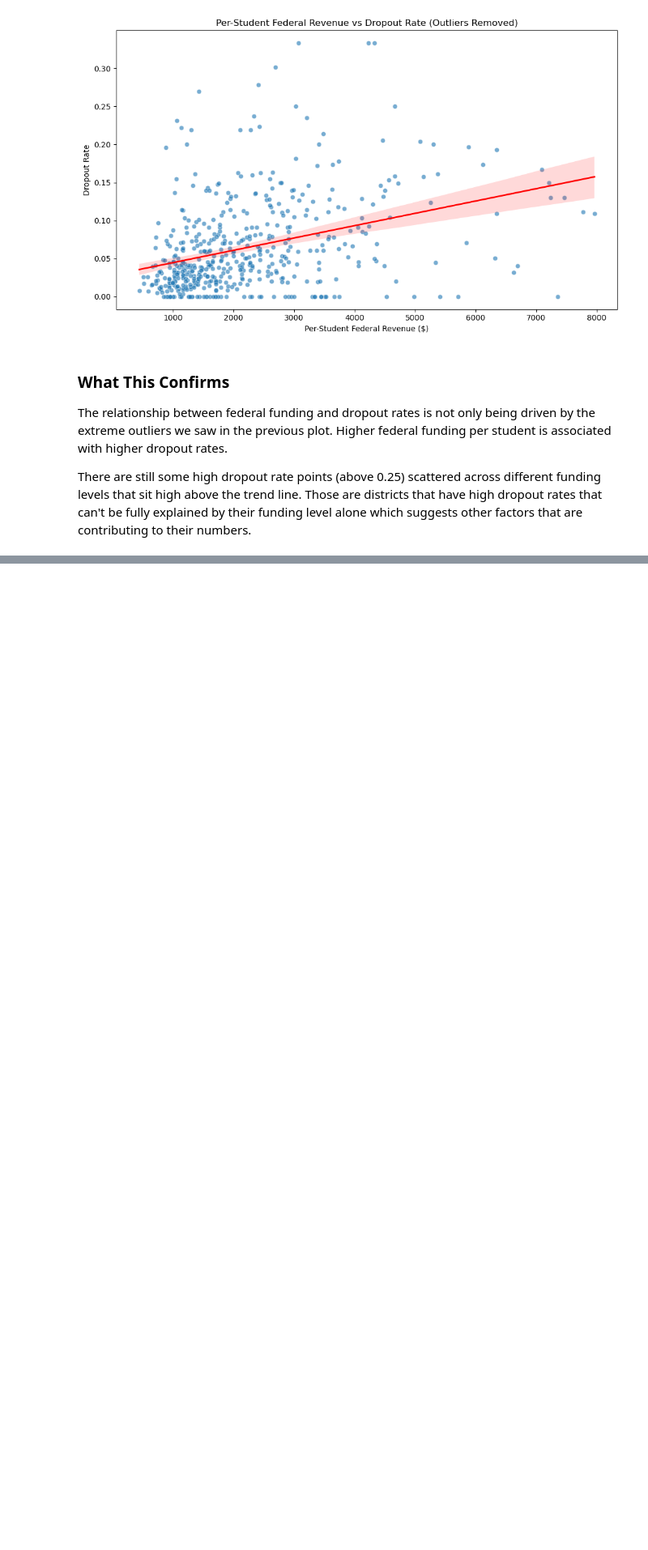
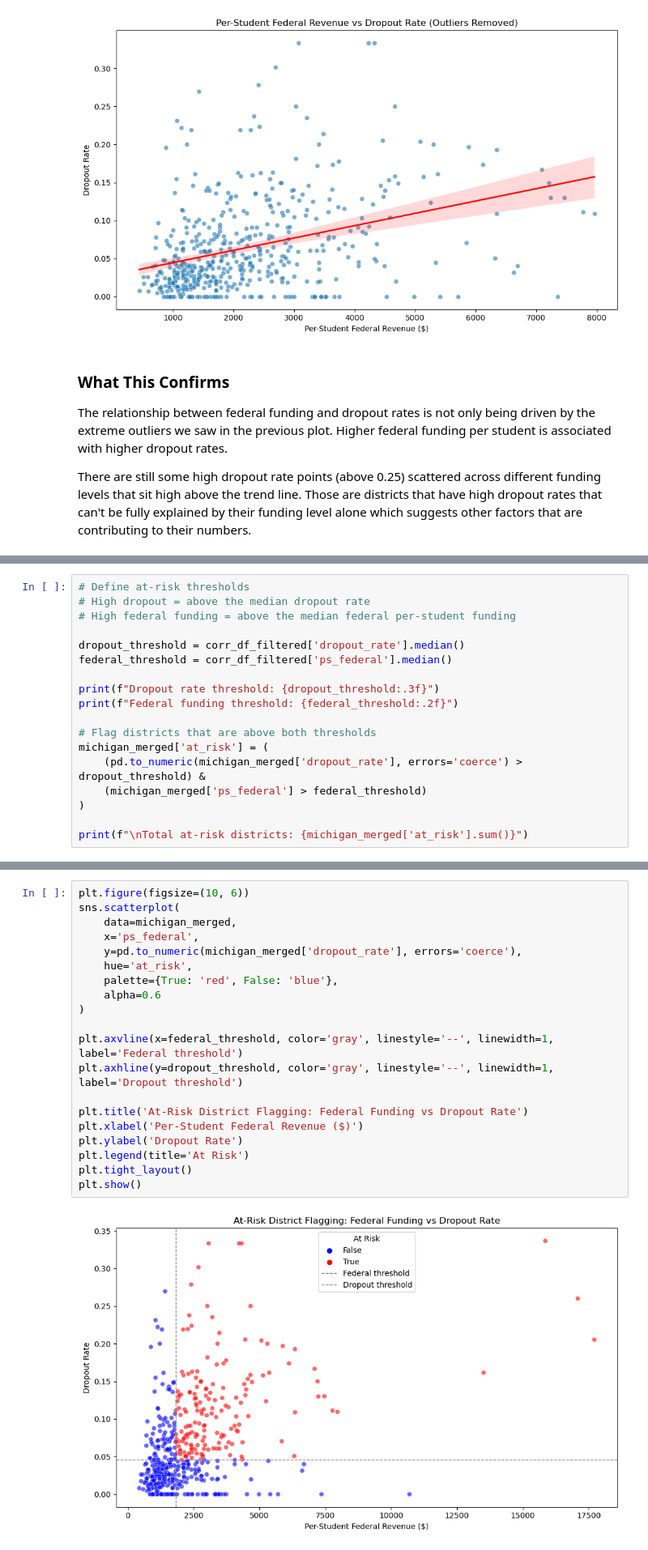
Before and after one commit to Claraebrooks/Multimodal-Data-Exploration-Educational-Data-CIS-635-, a Jupyter notebook: education_analysis.ipynb, the cells around one changed output, grey strips where cells are left out. Shown at 81% size. Saved outputs shown, nothing was run; the diff lists cells and outputs as text; blank space fills up the shorter version.

Commit message:
Add at-risk flagging, visualizations, and reflection.

```diff
--- a/education_analysis.ipynb
+++ b/education_analysis.ipynb
@@ -383,0 +394,18 @@ There are still some high dropout rate points (above 0.25) scattered across diff
+# %%
+# Define at-risk thresholds
+# High dropout = above the median dropout rate
+# High federal funding = above the median federal per-student funding
+
+dropout_threshold = corr_df_filtered['dropout_rate'].median()
+federal_threshold = corr_df_filtered['ps_federal'].median()
+
+print(f"Dropout rate threshold: {dropout_threshold:.3f}")
+print(f"Federal funding threshold: {federal_threshold:.2f}")
+
+# Flag districts that are above both thresholds
+michigan_merged['at_risk'] = (
+    (pd.to_numeric(michigan_merged['dropout_rate'], errors='coerce') > dropout_threshold) &
+    (michigan_merged['ps_federal'] > federal_threshold)
+)
+
+print(f"\nTotal at-risk districts: {michigan_merged['at_risk'].sum()}")
@@ -383,0 +442,22 @@ There are still some high dropout rate points (above 0.25) scattered across diff
+# %%
+plt.figure(figsize=(10, 6))
+sns.scatterplot(
+    data=michigan_merged,
+    x='ps_federal',
+    y=pd.to_numeric(michigan_merged['dropout_rate'], errors='coerce'),
+    hue='at_risk',
+    palette={True: 'red', False: 'blue'},
+    alpha=0.6
+)
+
+plt.axvline(x=federal_threshold, color='gray', linestyle='--', linewidth=1, label='Federal threshold')
+plt.axhline(y=dropout_threshold, color='gray', linestyle='--', linewidth=1, label='Dropout threshold')
+
+plt.title('At-Risk District Flagging: Federal Funding vs Dropout Rate')
+plt.xlabel('Per-Student Federal Revenue ($)')
+plt.ylabel('Dropout Rate')
+plt.legend(title='At Risk')
+plt.tight_layout()
+plt.show()
+# %% [output]
+[figure, added]
```
Also changed, not shown: parts of 10 cells of this notebook.
